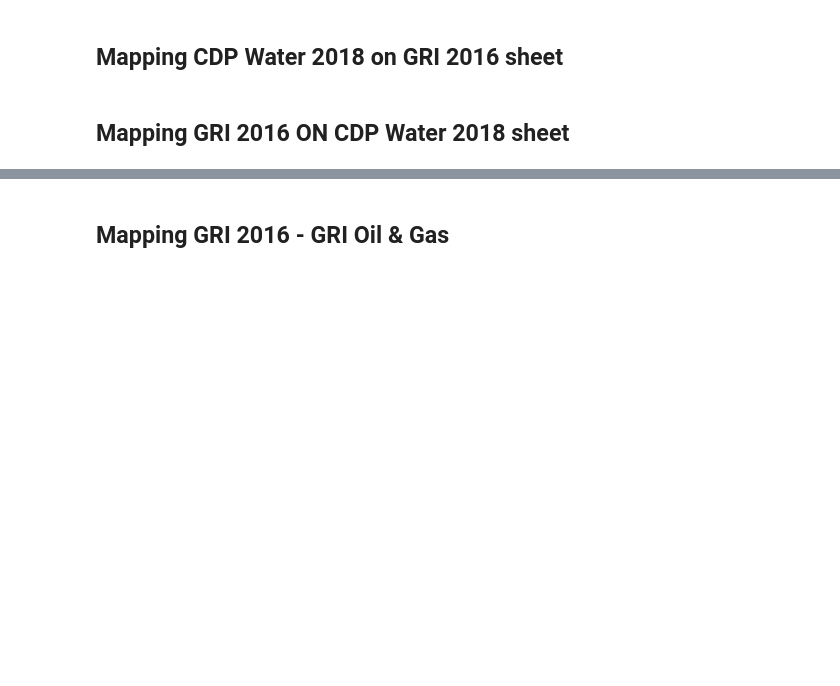
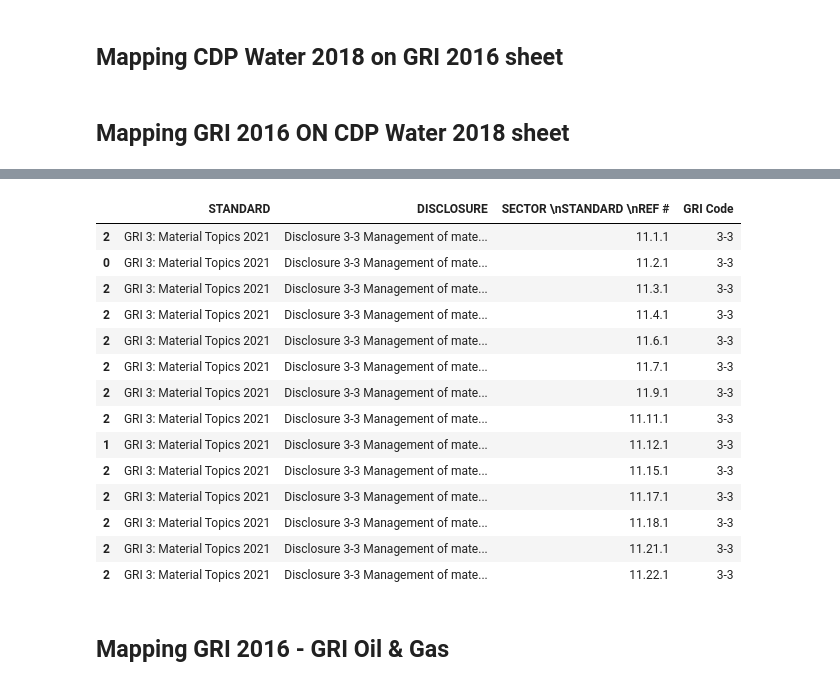
Before and after one commit to jorgesisco/ESG-Frameworks-Mapping, a Jupyter notebook: Script_Notebook.ipynb, the cells around one changed output, grey strips where cells are left out. Drawn from its saved outputs; the diff is of its cells as text; code cells hidden in the pictures; blank space fills up the shorter version.

```diff
--- a/Script_Notebook.ipynb
+++ b/Script_Notebook.ipynb
@@ -478,3 +482,21 @@ df = tableFinancialReports.getTablesGRI_GRI_OILGAS_OR_COAL()
+# %%
+df
+# %% [output]
+|  | STANDARD | DISCLOSURE | SECTOR \nSTANDARD \nREF # | GRI Code |
+| 2 | GRI 3: Material Topics 2021 | Disclosure 3-3 Management of mate... | 11.1.1 | 3-3 |
+| 0 | GRI 3: Material Topics 2021 | Disclosure 3-3 Management of mate... | 11.2.1 | 3-3 |
+| 2 | GRI 3: Material Topics 2021 | Disclosure 3-3 Management of mate... | 11.3.1 | 3-3 |
+| 2 | GRI 3: Material Topics 2021 | Disclosure 3-3 Management of mate... | 11.4.1 | 3-3 |
+| 2 | GRI 3: Material Topics 2021 | Disclosure 3-3 Management of mate... | 11.6.1 | 3-3 |
+| 2 | GRI 3: Material Topics 2021 | Disclosure 3-3 Management of mate... | 11.7.1 | 3-3 |
+| 2 | GRI 3: Material Topics 2021 | Disclosure 3-3 Management of mate... | 11.9.1 | 3-3 |
+| 2 | GRI 3: Material Topics 2021 | Disclosure 3-3 Management of mate... | 11.11.1 | 3-3 |
+| 1 | GRI 3: Material Topics 2021 | Disclosure 3-3 Management of mate... | 11.12.1 | 3-3 |
+| 2 | GRI 3: Material Topics 2021 | Disclosure 3-3 Management of mate... | 11.15.1 | 3-3 |
+| 2 | GRI 3: Material Topics 2021 | Disclosure 3-3 Management of mate... | 11.17.1 | 3-3 |
+| 2 | GRI 3: Material Topics 2021 | Disclosure 3-3 Management of mate... | 11.18.1 | 3-3 |
+| 2 | GRI 3: Material Topics 2021 | Disclosure 3-3 Management of mate... | 11.21.1 | 3-3 |
+| 2 | GRI 3: Material Topics 2021 | Disclosure 3-3 Management of mate... | 11.22.1 | 3-3 |
 # %% [markdown]
 ## Mapping GRI 2016 - GRI Oil & Gas
 # %%
```
Also changed, not shown: parts of 10 cells of this notebook, 5 other files.
